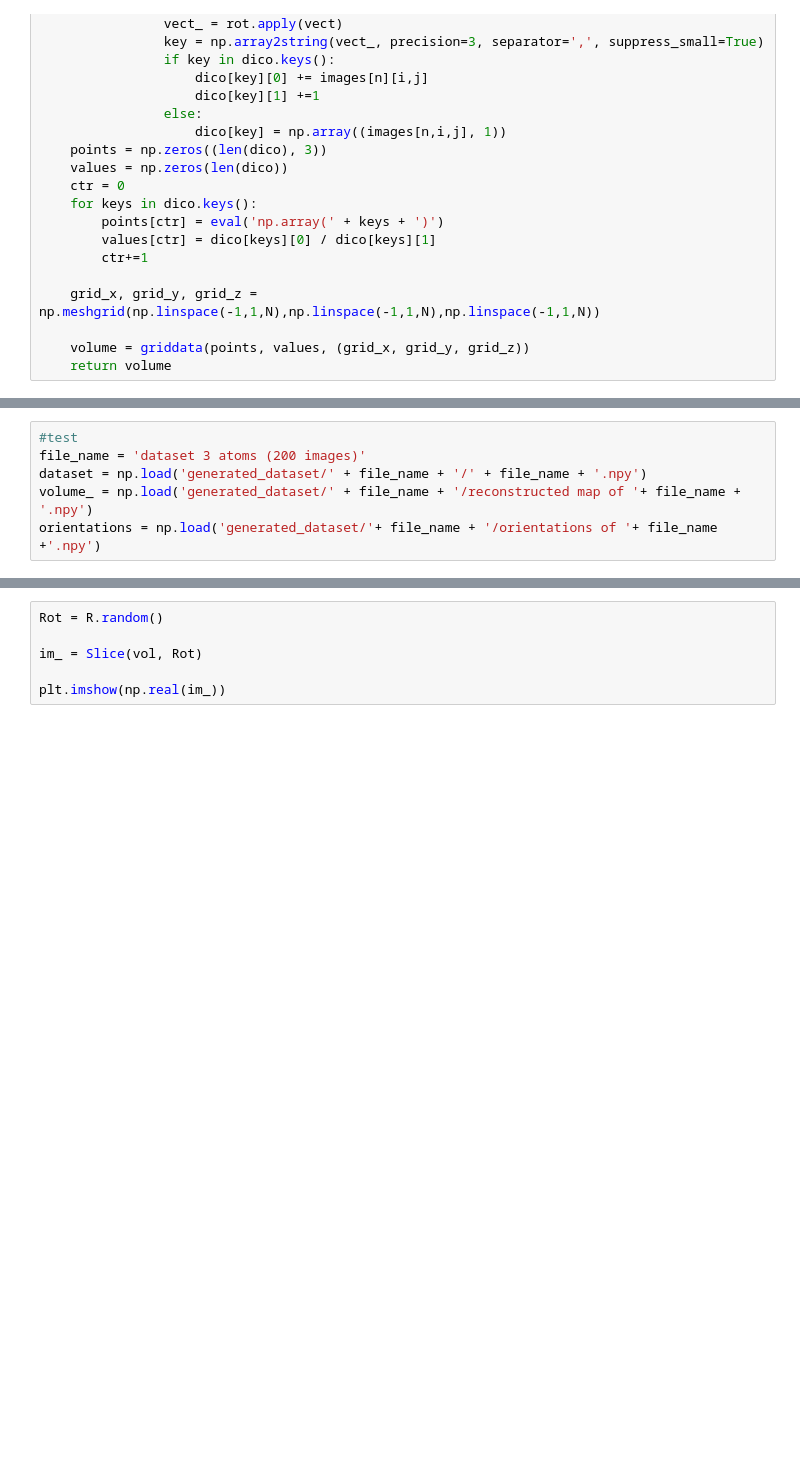
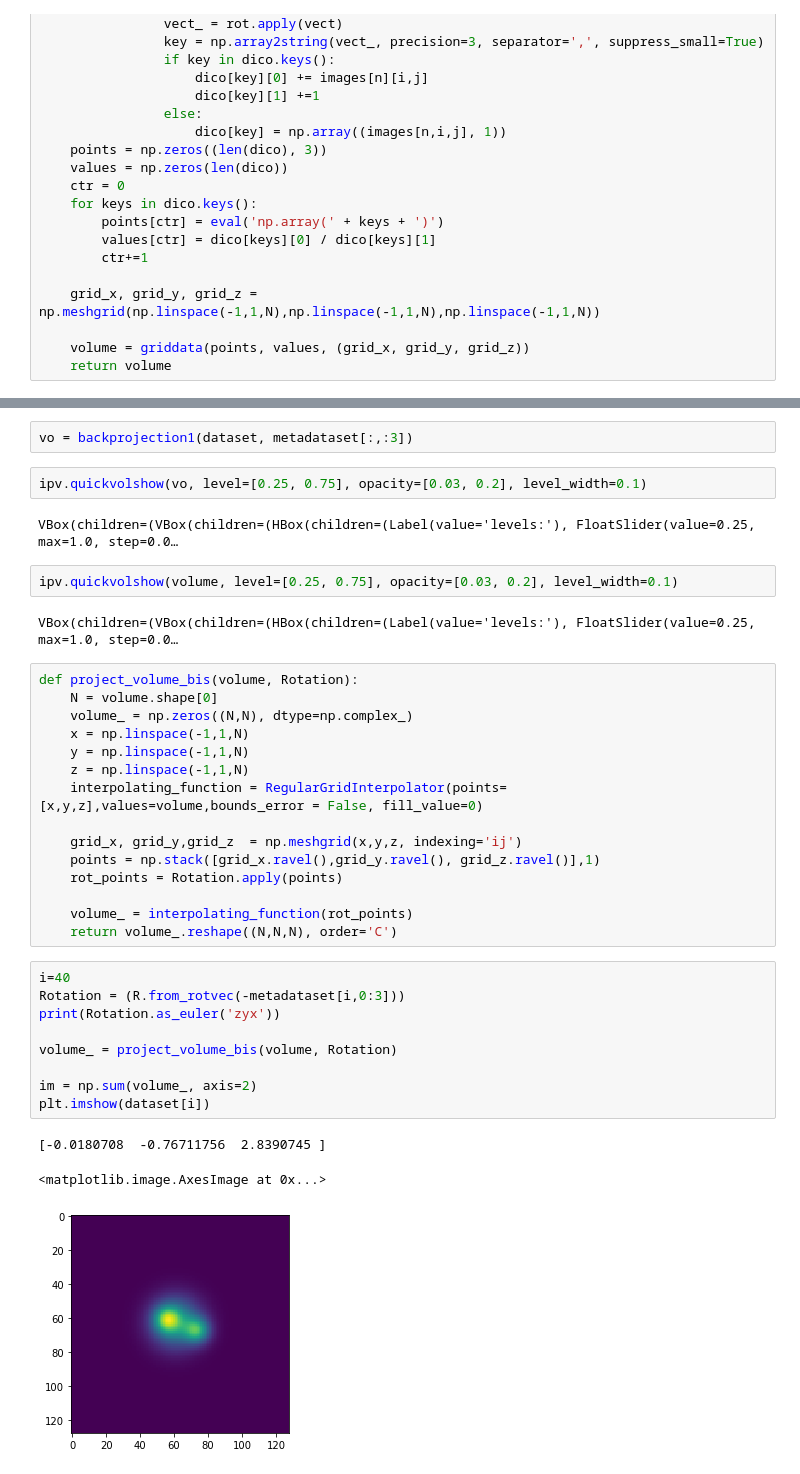
Before and after one commit to fredericpoitevin/gmm-cryoem, a Jupyter notebook: notebooks/Single particle reconstruction.ipynb, the cells around one changed output, grey strips where cells are left out. Drawn from its saved outputs; the diff is of its cells as text; blank space fills up the shorter version.

Commit message:
Correcting Rotation problem, plus minor changes

```diff
--- a/notebooks/Single particle reconstruction.ipynb
+++ b/notebooks/Single particle reconstruction.ipynb
@@ -132,7 +132 @@ def reconstruct(dataset, V_0, sigma_0=0, tau_0):
     return
-# %%
-#test
-file_name = 'dataset 3 atoms (200 images)'
-dataset = np.load('generated_dataset/' + file_name + '/' + file_name + '.npy')
-volume_ = np.load('generated_dataset/' + file_name + '/reconstructed map of '+ file_name + '.npy')
-orientations = np.load('generated_dataset/'+ file_name + '/orientations of '+ file_name +'.npy')
@@ -141,6 +133,38 @@ vol = backprojection1(dataset, orientations)
-# %%
-Rot = R.random()
-
-im_ = Slice(vol, Rot)
-
-plt.imshow(np.real(im_))
+# %%
+vo = backprojection1(dataset, metadataset[:,:3])
+# %%
+ipv.quickvolshow(vo, level=[0.25, 0.75], opacity=[0.03, 0.2], level_width=0.1)
+# %% [output]
+VBox(children=(VBox(children=(HBox(children=(Label(value='levels:'), FloatSlider(value=0.25, max=1.0, step=0.0…
+# %%
+ipv.quickvolshow(volume, level=[0.25, 0.75], opacity=[0.03, 0.2], level_width=0.1)
+# %% [output]
+VBox(children=(VBox(children=(HBox(children=(Label(value='levels:'), FloatSlider(value=0.25, max=1.0, step=0.0…
+# %%
+def project_volume_bis(volume, Rotation):
+    N = volume.shape[0]
+    volume_ = np.zeros((N,N), dtype=np.complex_)
+    x = np.linspace(-1,1,N)
+    y = np.linspace(-1,1,N)
+    z = np.linspace(-1,1,N)
+    interpolating_function = RegularGridInterpolator(points=[x,y,z],values=volume,bounds_error = False, fill_value=0)
+
+    grid_x, grid_y,grid_z  = np.meshgrid(x,y,z, indexing='ij')
+    points = np.stack([grid_x.ravel(),grid_y.ravel(), grid_z.ravel()],1)
+    rot_points = Rotation.apply(points)
+
+    volume_ = interpolating_function(rot_points)
+    return volume_.reshape((N,N,N), order='C')
+# %%
+i=40
+Rotation = (R.from_rotvec(-metadataset[i,0:3]))
+print(Rotation.as_euler('zyx'))
+
+volume_ = project_volume_bis(volume, Rotation)
+
+im = np.sum(volume_, axis=2)
+plt.imshow(dataset[i])
+# %% [output]
+[-0.0180708  -0.76711756  2.8390745 ]
+<matplotlib.image.AxesImage at 0x...>
+[figure, added]
```
Also changed, not shown: parts of 5 cells of this notebook, 4 other files.
